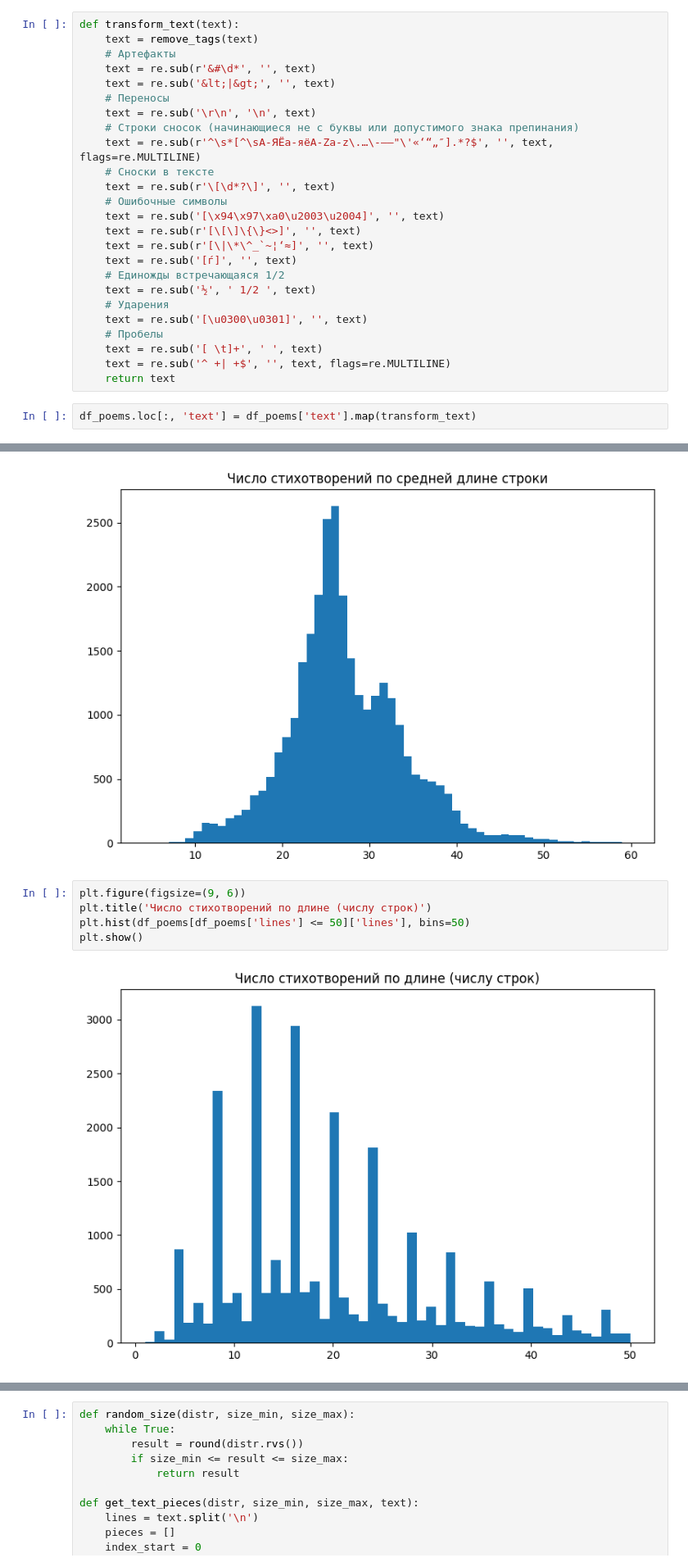
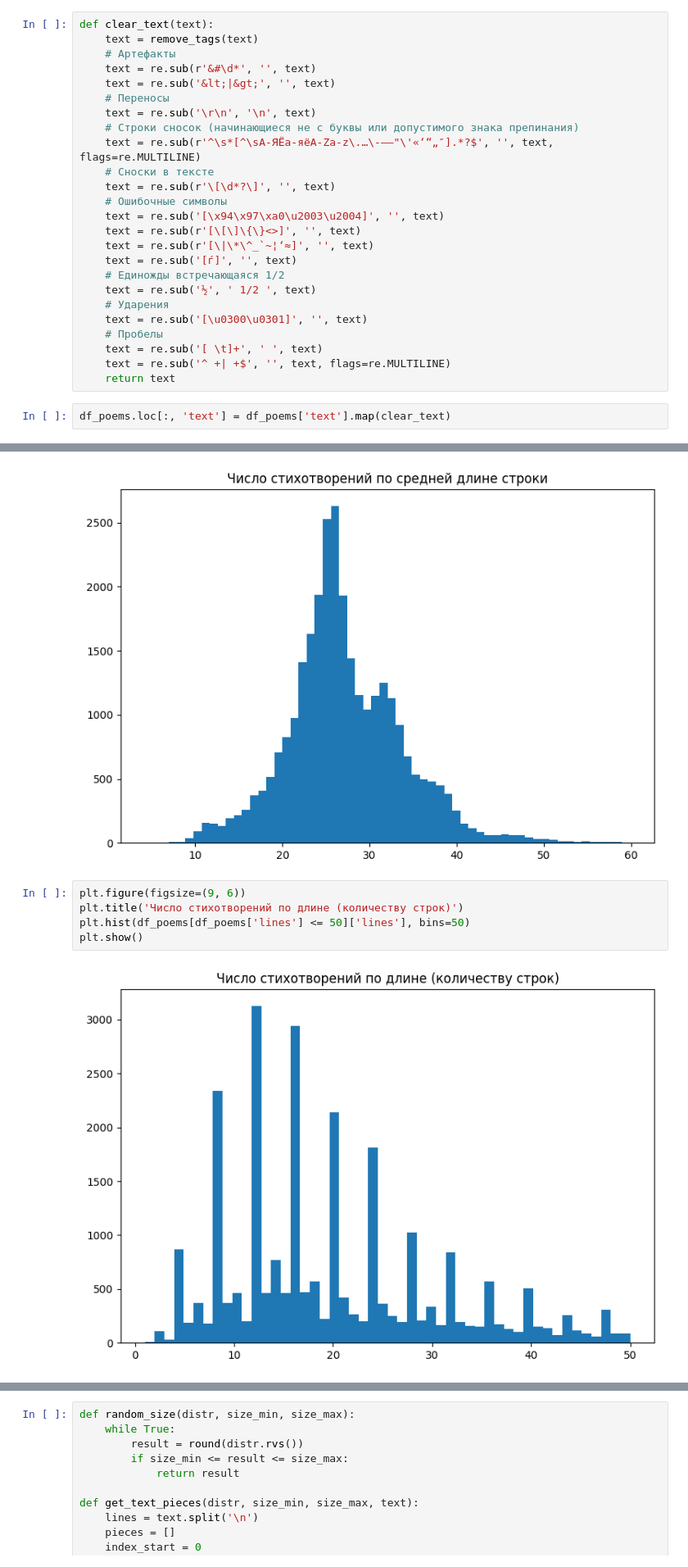
Before and after one commit to ponomarevandr/russian_poems_classification, a Jupyter notebook: sources/dataset_preparation.ipynb, the cells around one changed output, grey strips where cells are left out. Shown at 82% size. Saved outputs shown, nothing was run; the diff lists cells and outputs as text.

```diff
--- a/sources/dataset_preparation.ipynb
+++ b/sources/dataset_preparation.ipynb
@@ -271,5 +253,5 @@ array(['\t', '\n', '\r', ' ', '!', '"', '#', '%', '&', "'", '(', ')', '*',
 # %%
-def transform_text(text):
+def clear_text(text):
     text = remove_tags(text)
     # Артефакты
     text = re.sub(r'&#\d*', '', text)
@@ -294,7 +276,7 @@ def transform_text(text):
     text = re.sub('^ +| +$', '', text, flags=re.MULTILINE)
     return text
 # %%
-df_poems.loc[:, 'text'] = df_poems['text'].map(transform_text)
+df_poems.loc[:, 'text'] = df_poems['text'].map(clear_text)
 # %%
 df_poems = df_poems[~df_poems['text'].str.contains('[іѢѣѲѳѵ]', regex=True)]
 df_poems.reset_index(drop=True, inplace=True)
@@ -459,9 +449,9 @@ plt.show()
 [figure]
 # %%
 plt.figure(figsize=(9, 6))
-plt.title('Число стихотворений по длине (числу строк)')
+plt.title('Число стихотворений по длине (количеству строк)')
 plt.hist(df_poems[df_poems['lines'] <= 50]['lines'], bins=50)
 plt.show()
 # %% [output]
-[figure, old version]
+[figure, new version]
 # %% [markdown]
```
Also changed, not shown: parts of 36 cells of this notebook.
